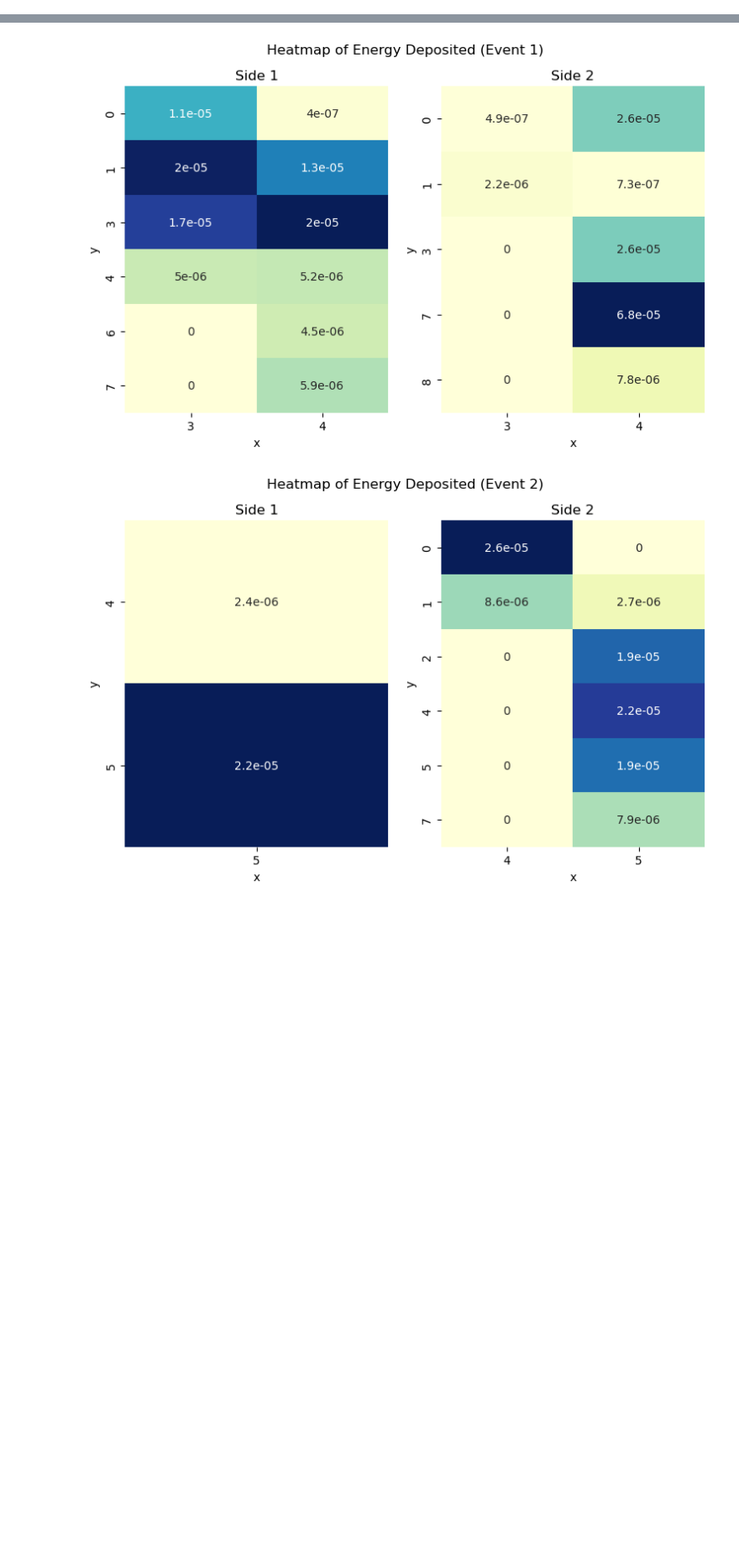
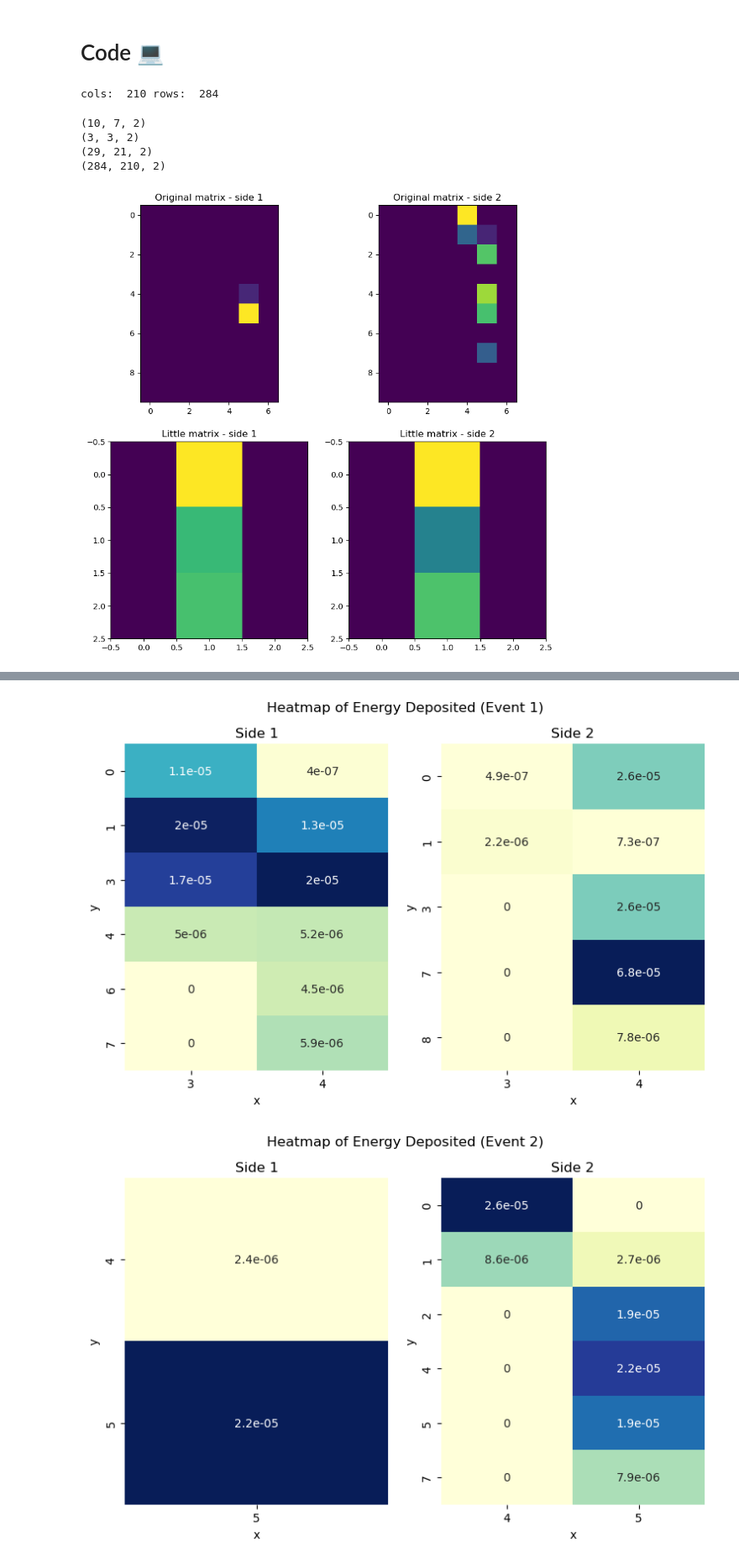
Before and after one commit to dhebel/babycal, a Jupyter notebook: exploratory.ipynb, the cells around one changed output, grey strips where cells are left out. Shown: that part at 84% size. Cells and saved outputs as stored; diff of their text form; code cells hidden in the pictures; blank space fills up the shorter version.

```diff
--- a/exploratory.ipynb
+++ b/exploratory.ipynb
@@ -41,0 +33,12 @@ PID: -13
+# %% [markdown]
+# Code 💻
+# %%
+# Functions to determine the output size of rows and columns according to input size and dx & dy.
+cols = 21
+rows = 21
+dx = 0.01
+dy = 0.01
+
+print('cols: ', ceil(2 * ( 2 * (0.050 * cols)/2 ) / dx) , 'rows: ', ceil(2 * ( (2 * 0.050 + (0.050 * (1.732050808 + 1)) * (rows - 1))/2 ) / dy))
+# %% [output]
+cols:  210 rows:  284
@@ -41,0 +89,45 @@ PID: -13
+# %%
+# Print matrix shape
+np.set_printoptions(precision=5, suppress=False)
+
+print(reconstruct_matrix(orig_data).shape)
+print(reconstruct_matrix(lil_data).shape)
+print(reconstruct_matrix(mid_data).shape)
+print(reconstruct_matrix(big_data).shape)
+
+
+# Reconstruction of the matrix
+orig_matrix = reconstruct_matrix(orig_data)
+lil_matrix = reconstruct_matrix(lil_data)
+mid_matrix = reconstruct_matrix(mid_data)
+big_matrix = reconstruct_matrix(big_data)
+
+# Plotting the matrix
+fig, axs = plt.subplots(2, 2, figsize=(10, 10))
+axs[0, 0].imshow(orig_matrix[:, :, 0])
+axs[0, 0].set_title("Original matrix - side 1")
+axs[0, 1].imshow(orig_matrix[:, :, 1])
+axs[0, 1].set_title("Original matrix - side 2")
+axs[1, 0].imshow(lil_matrix[:, :, 0])
+axs[1, 0].set_title("Little matrix - side 1")
+axs[1, 1].imshow(lil_matrix[:, :, 1])
+axs[1, 1].set_title("Little matrix - side 2")
+plt.show()
+
+# Plotting the matrix
+fig, axs = plt.subplots(2, 2, figsize=(10, 10))
+axs[0, 0].imshow(mid_matrix[:, :, 0])
+axs[0, 0].set_title("Mid-size matrix - side 1")
+axs[0, 1].imshow(mid_matrix[:, :, 1])
+axs[0, 1].set_title("Mid-size matrix - side 2")
+axs[1, 0].imshow(big_matrix[:, :, 0])
+axs[1, 0].set_title("Big matrix - side 1")
+axs[1, 1].imshow(big_matrix[:, :, 1])
+axs[1, 1].set_title("Big matrix - side 2")
+plt.show()
+# %% [output]
+(10, 7, 2)
+(3, 3, 2)
+(29, 21, 2)
+(284, 210, 2)
+[figure, added]
```
Also changed, not shown: parts of 22 cells of this notebook, 13 other files.
